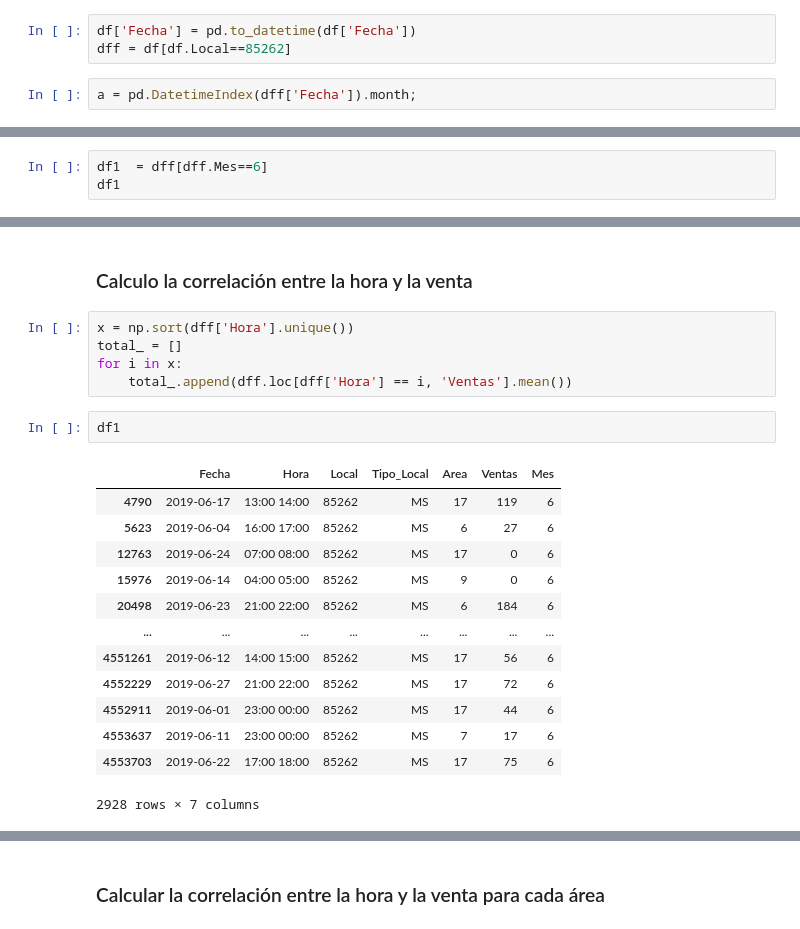
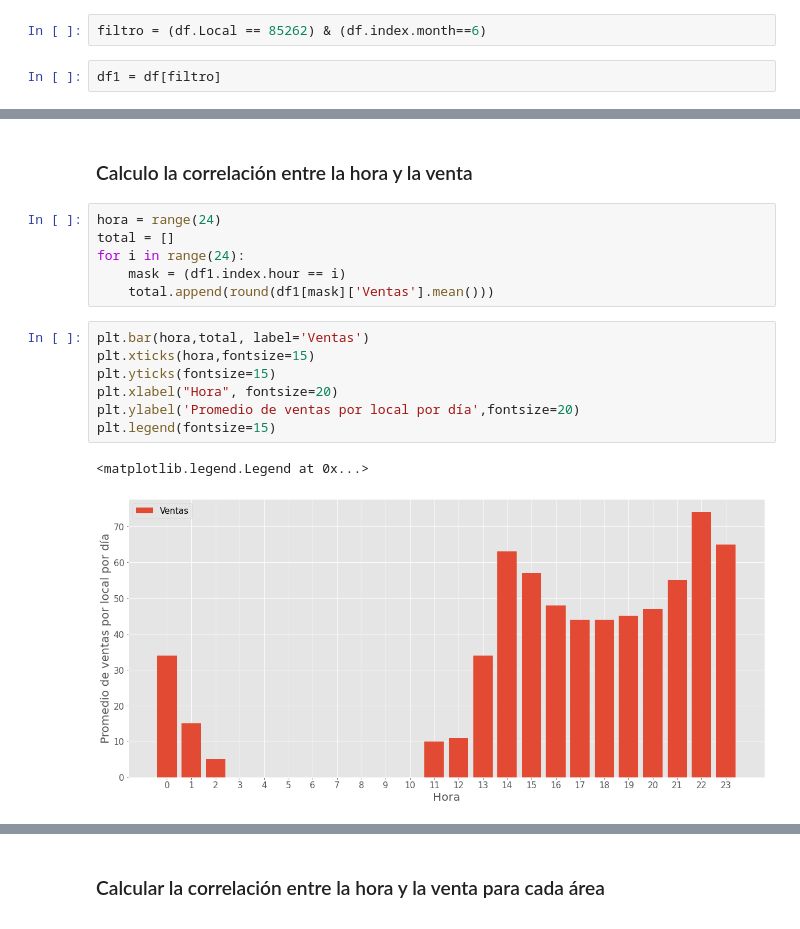
Before and after one commit to alexispacek/Krustyburgers, a Jupyter notebook: Krusty.ipynb, the cells around one changed output, grey strips where cells are left out. Drawn from its saved outputs; the diff is of its cells as text.

```diff
--- a/Krusty.ipynb
+++ b/Krusty.ipynb
@@ -185,7 +233,6 @@ Entonces el coeficiente de correlación es 0.75 y nos indica que hay una correla
 # %% [markdown]
 ### Filtro el dataset y me quedo con el local 85262 y mes de junio
 # %%
-df['Fecha'] = pd.to_datetime(df['Fecha'])
-dff = df[df.Local==85262]
+filtro = (df.Local == 85262) & (df.index.month==6)
 # %%
-a = pd.DatetimeIndex(dff['Fecha']).month;
+df1 = df[filtro]
@@ -194,3 +238,0 @@ dff = dff.assign(Mes=a)
-# %%
-df1  = dff[dff.Mes==6]
-df1
@@ -211,23 +239,18 @@ df1
 # %% [markdown]
 ### Calculo la correlación entre la hora y la venta
 # %%
-x = np.sort(dff['Hora'].unique())
-total_ = []
-for i in x:
-    total_.append(dff.loc[dff['Hora'] == i, 'Ventas'].mean())
+hora = range(24)
+total = []
+for i in range(24):
+    mask = (df1.index.hour == i)
+    total.append(round(df1[mask]['Ventas'].mean()))
 # %%
-df1
+plt.bar(hora,total, label='Ventas')
+plt.xticks(hora,fontsize=15)
+plt.yticks(fontsize=15)
+plt.xlabel("Hora", fontsize=20)
+plt.ylabel('Promedio de ventas por local por día',fontsize=20)
+plt.legend(fontsize=15)
 # %% [output]
-|  | Fecha | Hora | Local | Tipo_Local | Area | Ventas | Mes |
-| 4790 | 2019-06-17 | 13:00 14:00 | 85262 | MS | 17 | 119 | 6 |
-| 5623 | 2019-06-04 | 16:00 17:00 | 85262 | MS | 6 | 27 | 6 |
-| 12763 | 2019-06-24 | 07:00 08:00 | 85262 | MS | 17 | 0 | 6 |
-| 15976 | 2019-06-14 | 04:00 05:00 | 85262 | MS | 9 | 0 | 6 |
-| 20498 | 2019-06-23 | 21:00 22:00 | 85262 | MS | 6 | 184 | 6 |
-| ... | ... | ... | ... | ... | ... | ... | ... |
-| 4551261 | 2019-06-12 | 14:00 15:00 | 85262 | MS | 17 | 56 | 6 |
-| 4552229 | 2019-06-27 | 21:00 22:00 | 85262 | MS | 17 | 72 | 6 |
-| 4552911 | 2019-06-01 | 23:00 00:00 | 85262 | MS | 17 | 44 | 6 |
-| 4553637 | 2019-06-11 | 23:00 00:00 | 85262 | MS | 7 | 17 | 6 |
-| 4553703 | 2019-06-22 | 17:00 18:00 | 85262 | MS | 17 | 75 | 6 |
-2928 rows × 7 columns
+<matplotlib.legend.Legend at 0x...>
+[figure, added]
```
Also changed, not shown: parts of 61 cells of this notebook.
